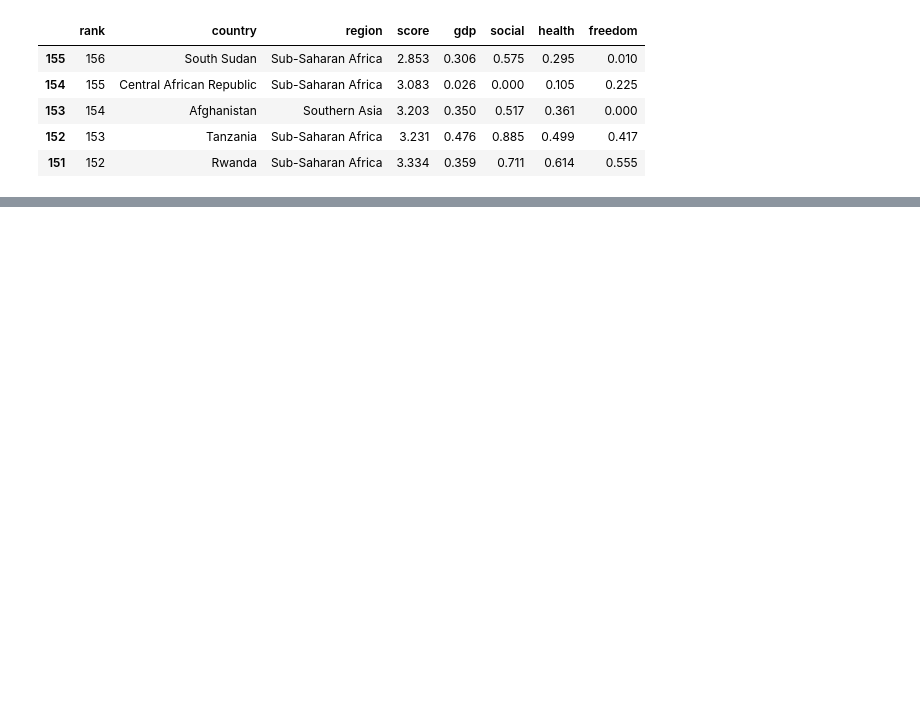
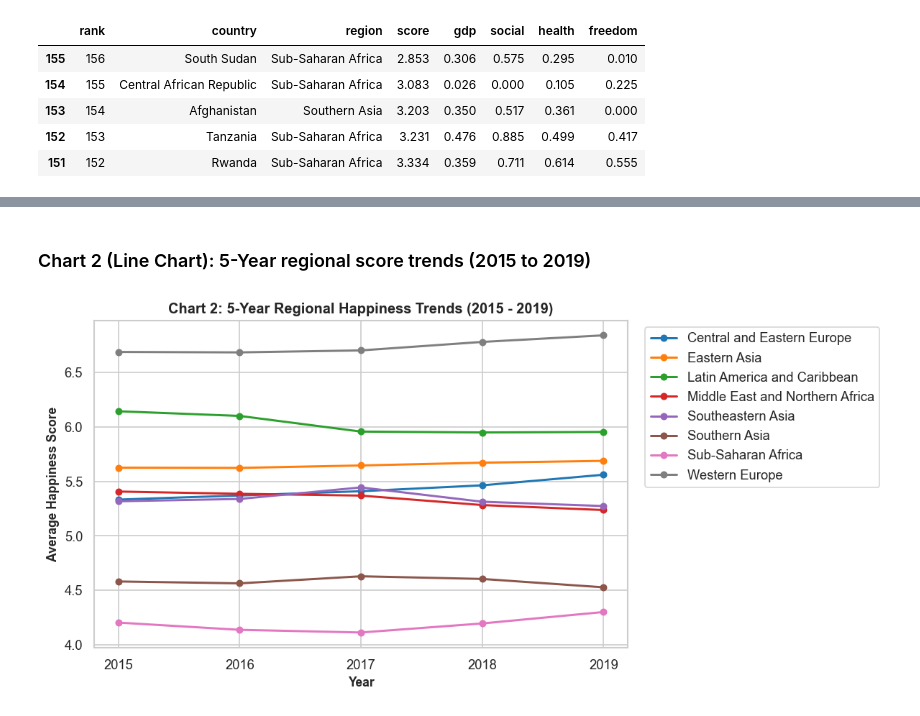
Before and after one commit to shiv123-coder/HappyEDA, a Jupyter notebook: World_Happiness_EDA.ipynb, the cells around one changed output, grey strips where cells are left out. Saved outputs shown, nothing was run; the diff lists cells and outputs as text; code cells hidden in the pictures; blank space fills up the shorter version.

```diff
--- a/World_Happiness_EDA.ipynb
+++ b/World_Happiness_EDA.ipynb
@@ -406,15 +264,0 @@ plt.show()
-# %%
-plt.figure(figsize=(10, 5))
-reg_trends = all_years_df.groupby(["year", "region"])["score"].mean().unstack("region")
-major_regions = [r for r in reg_trends.columns if r != "Other" and (df_2019["region"] == r).sum() >= 4]
-
-palette = sns.color_palette("tab10", len(major_regions))
-for i, reg in enumerate(major_regions):
-    plt.plot(reg_trends.index, reg_trends[reg], marker="o", linewidth=2.0, label=reg, color=palette[i])
-
-plt.xticks(range(2015, 2020))
-plt.title("Chart 2: 5-Year Regional Happiness Score Trends (2015 - 2019)", pad=12)
-plt.xlabel("Survey Year")
-plt.ylabel("Average Happiness Score")
-plt.legend(bbox_to_anchor=(1.02, 1), loc="upper left", frameon=True)
-plt.show()
@@ -538,0 +404,19 @@ plt.show()
+# %% [markdown]
+### Chart 2 (Line Chart): 5-Year regional score trends (2015 to 2019)
+# %%
+plt.figure(figsize=(10, 4.8))
+reg_trends = all_years_df.groupby(["year", "region"])["score"].mean().unstack("region")
+major_regions = [r for r in reg_trends.columns if r != "Other" and (df_2019["region"] == r).sum() >= 4]
+
+colors = sns.color_palette("tab10", len(major_regions))
+for i, reg in enumerate(major_regions):
+    plt.plot(reg_trends.index, reg_trends[reg], marker="o", markersize=5, linewidth=1.8, label=reg, color=colors[i])
+
+plt.xticks(range(2015, 2020))
+plt.title("Chart 2: 5-Year Regional Happiness Trends (2015 - 2019)")
+plt.xlabel("Year")
+plt.ylabel("Average Happiness Score")
+plt.legend(bbox_to_anchor=(1.02, 1), loc="upper left")
+plt.show()
+# %% [output]
+[figure, added]
```
Also changed, not shown: parts of 81 cells of this notebook, 2 other files.
